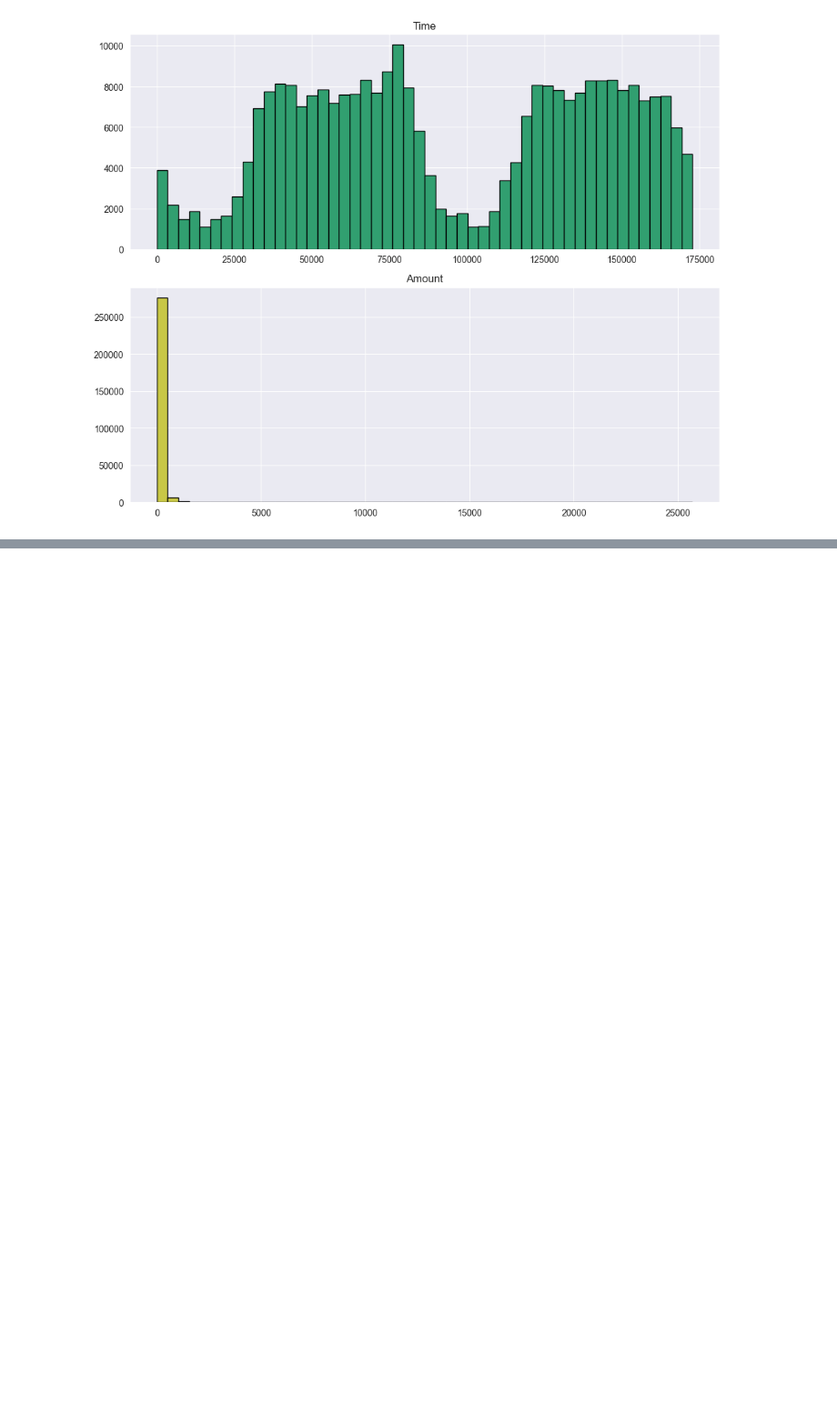
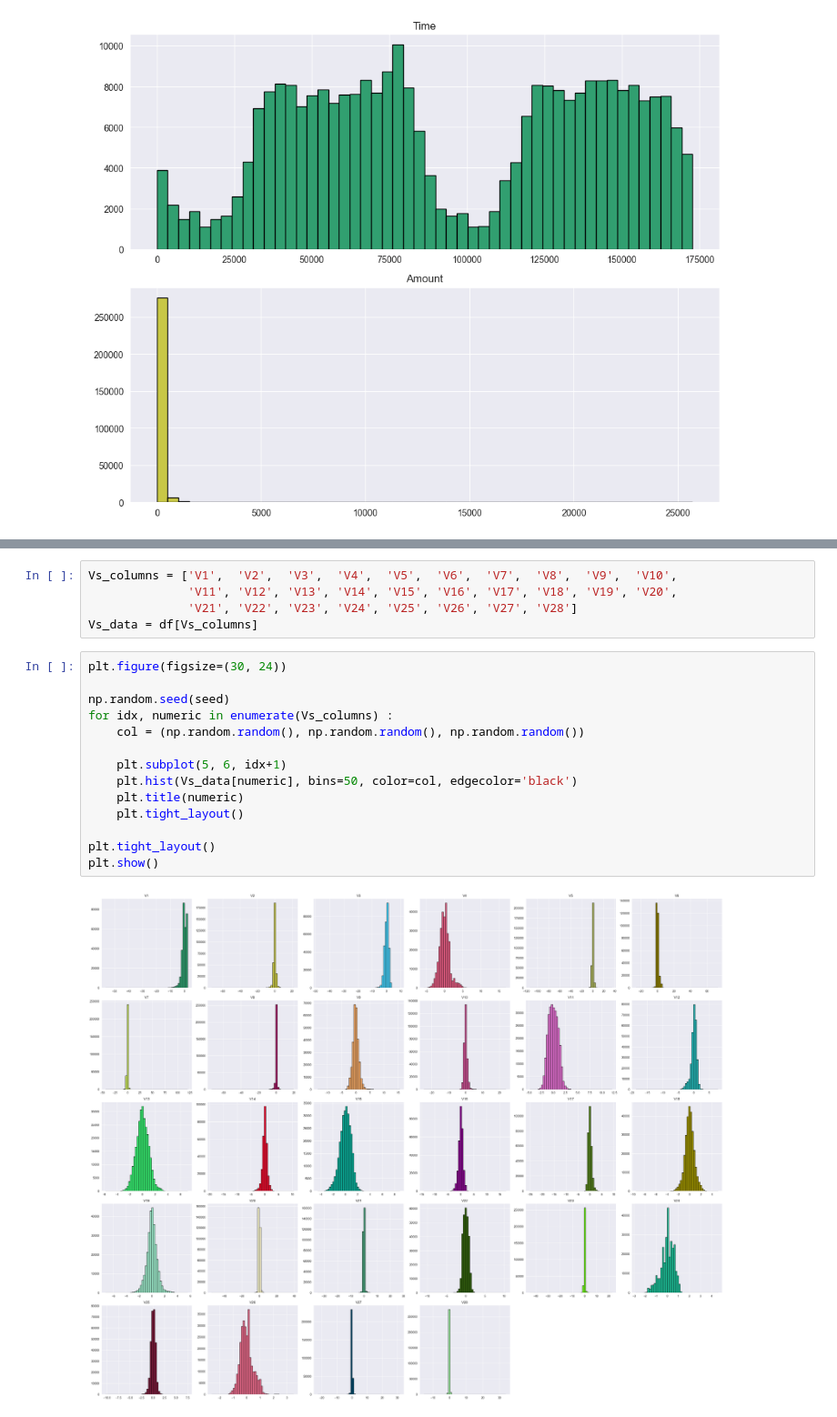
Before and after one commit to Iskander80/ML, a Jupyter notebook: home_task_3.ipynb, the cells around one changed output, grey strips where cells are left out. Shown at 91% size. Cells and saved outputs as stored; diff of their text form; blank space fills up the shorter version.

```diff
--- a/home_task_3.ipynb
+++ b/home_task_3.ipynb
@@ -129,0 +155,21 @@ plt.show()
+# %%
+Vs_columns = ['V1',  'V2',  'V3',  'V4',  'V5',  'V6',  'V7',  'V8',  'V9',  'V10',
+              'V11', 'V12', 'V13', 'V14', 'V15', 'V16', 'V17', 'V18', 'V19', 'V20',
+              'V21', 'V22', 'V23', 'V24', 'V25', 'V26', 'V27', 'V28']
+Vs_data = df[Vs_columns]
+# %%
+plt.figure(figsize=(30, 24))
+
+np.random.seed(seed)
+for idx, numeric in enumerate(Vs_columns) :
+    col = (np.random.random(), np.random.random(), np.random.random())
+
+    plt.subplot(5, 6, idx+1)
+    plt.hist(Vs_data[numeric], bins=50, color=col, edgecolor='black')
+    plt.title(numeric)
+    plt.tight_layout()
+
+plt.tight_layout()
+plt.show()
+# %% [output]
+[figure, added]
```
Also changed, not shown: parts of 25 cells of this notebook.
